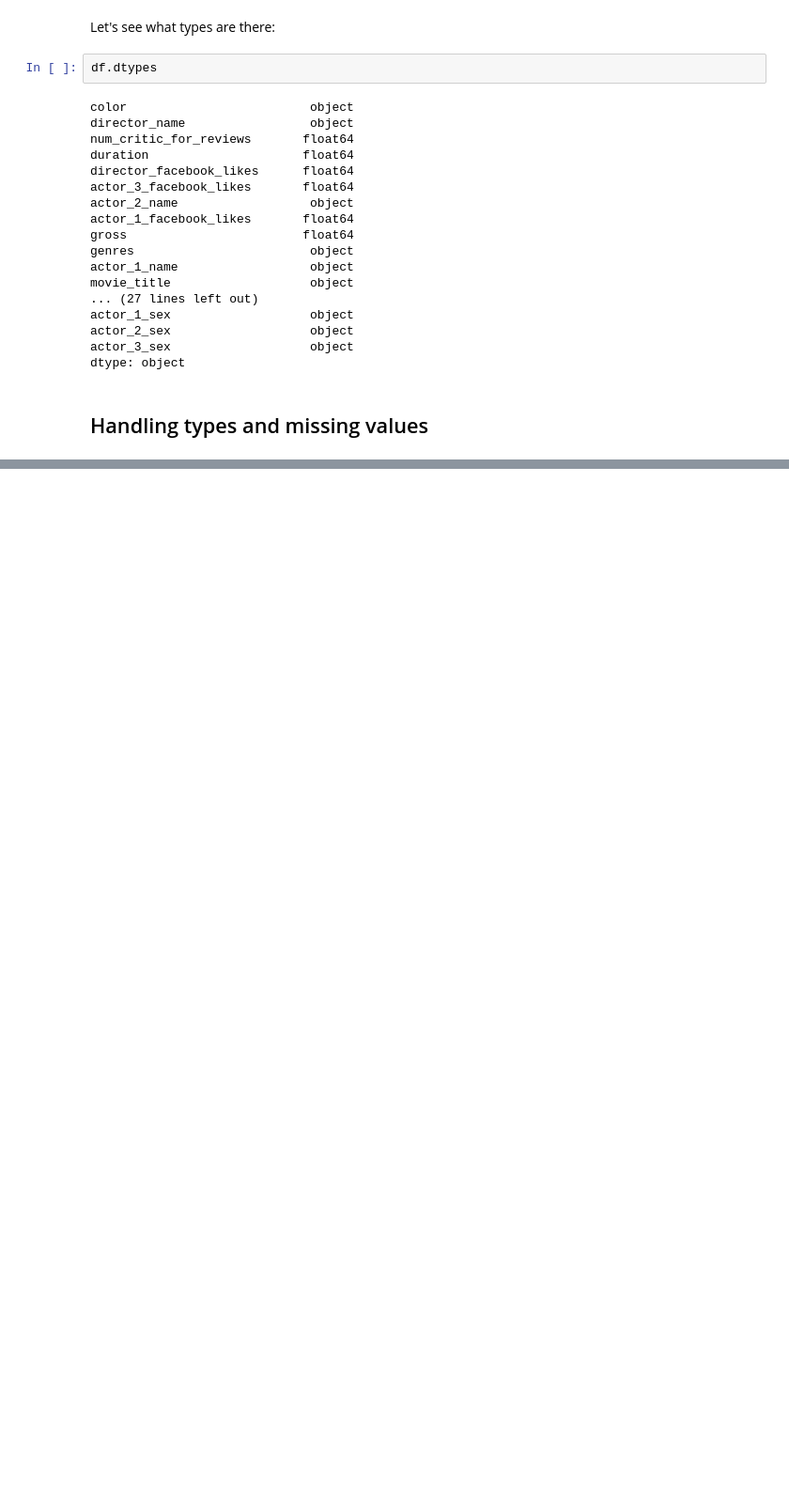
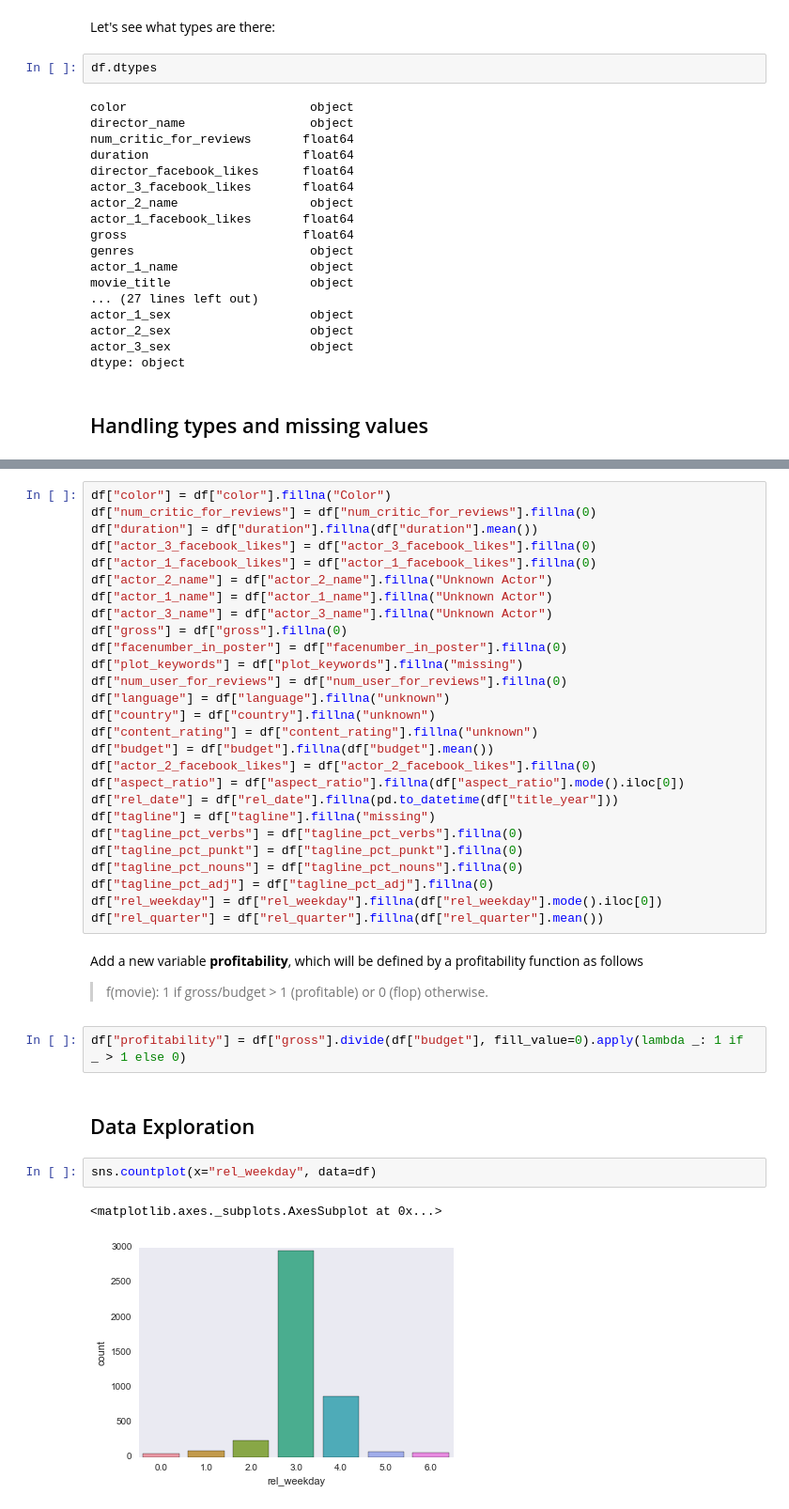
Before and after one commit to eeghor/teg-movie-presentation, a Jupyter notebook: imdb_5000_analysis.ipynb, the cells around one changed output, grey strips where cells are left out. Shown: that part at 94% size. Drawn from its saved outputs; the diff is of its cells as text; blank space fills up the shorter version.

```diff
--- a/imdb_5000_analysis.ipynb
+++ b/imdb_5000_analysis.ipynb
@@ -48,0 +100,39 @@ dtype: object
+# %%
+df["color"] = df["color"].fillna("Color")
+df["num_critic_for_reviews"] = df["num_critic_for_reviews"].fillna(0)
+df["duration"] = df["duration"].fillna(df["duration"].mean())
+df["actor_3_facebook_likes"] = df["actor_3_facebook_likes"].fillna(0)
+df["actor_1_facebook_likes"] = df["actor_1_facebook_likes"].fillna(0)
+df["actor_2_name"] = df["actor_2_name"].fillna("Unknown Actor")
+df["actor_1_name"] = df["actor_1_name"].fillna("Unknown Actor")
+df["actor_3_name"] = df["actor_3_name"].fillna("Unknown Actor")
+df["gross"] = df["gross"].fillna(0)
+df["facenumber_in_poster"] = df["facenumber_in_poster"].fillna(0)
+df["plot_keywords"] = df["plot_keywords"].fillna("missing")
+df["num_user_for_reviews"] = df["num_user_for_reviews"].fillna(0)
+df["language"] = df["language"].fillna("unknown")
+df["country"] = df["country"].fillna("unknown")
+df["content_rating"] = df["content_rating"].fillna("unknown")
+df["budget"] = df["budget"].fillna(df["budget"].mean())
+df["actor_2_facebook_likes"] = df["actor_2_facebook_likes"].fillna(0)
+df["aspect_ratio"] = df["aspect_ratio"].fillna(df["aspect_ratio"].mode().iloc[0])
+df["rel_date"] = df["rel_date"].fillna(pd.to_datetime(df["title_year"]))
+df["tagline"] = df["tagline"].fillna("missing")
+df["tagline_pct_verbs"] = df["tagline_pct_verbs"].fillna(0)
+df["tagline_pct_punkt"] = df["tagline_pct_punkt"].fillna(0)
+df["tagline_pct_nouns"] = df["tagline_pct_nouns"].fillna(0)
+df["tagline_pct_adj"] = df["tagline_pct_adj"].fillna(0)
+df["rel_weekday"] = df["rel_weekday"].fillna(df["rel_weekday"].mode().iloc[0])
+df["rel_quarter"] = df["rel_quarter"].fillna(df["rel_quarter"].mean())
+# %% [markdown]
+Add a new variable **profitability**, which will be defined by a profitability function as follows
+> f(movie): 1 if gross/budget > 1 (profitable) or 0 (flop) otherwise.
+# %%
+df["profitability"] = df["gross"].divide(df["budget"], fill_value=0).apply(lambda _: 1 if _ > 1 else 0)
+# %% [markdown]
+## Data Exploration
+# %%
+sns.countplot(x="rel_weekday", data=df)
+# %% [output]
+<matplotlib.axes._subplots.AxesSubplot at 0x...>
+[figure, added]
```
Also changed, not shown: parts of 5 cells of this notebook, 1 other file.
